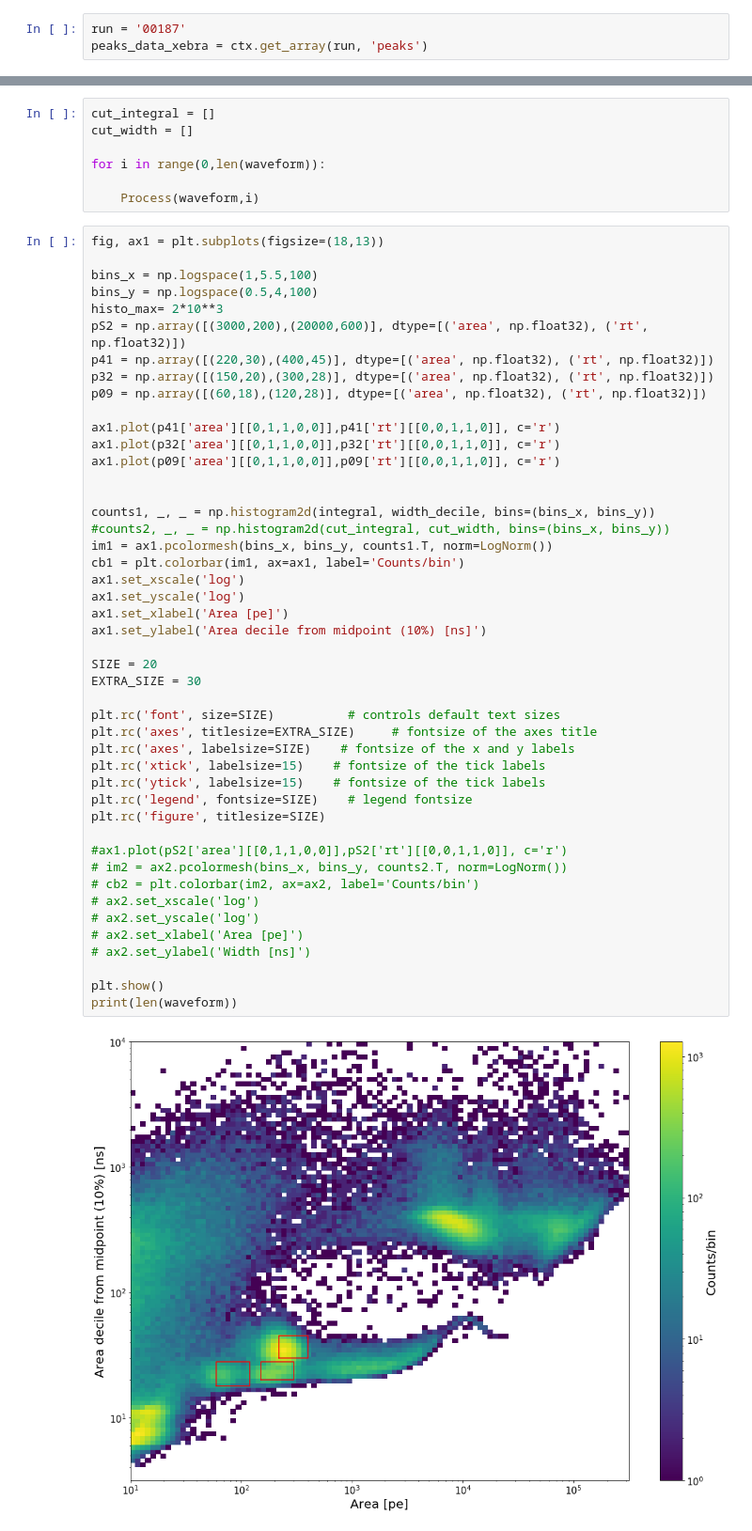
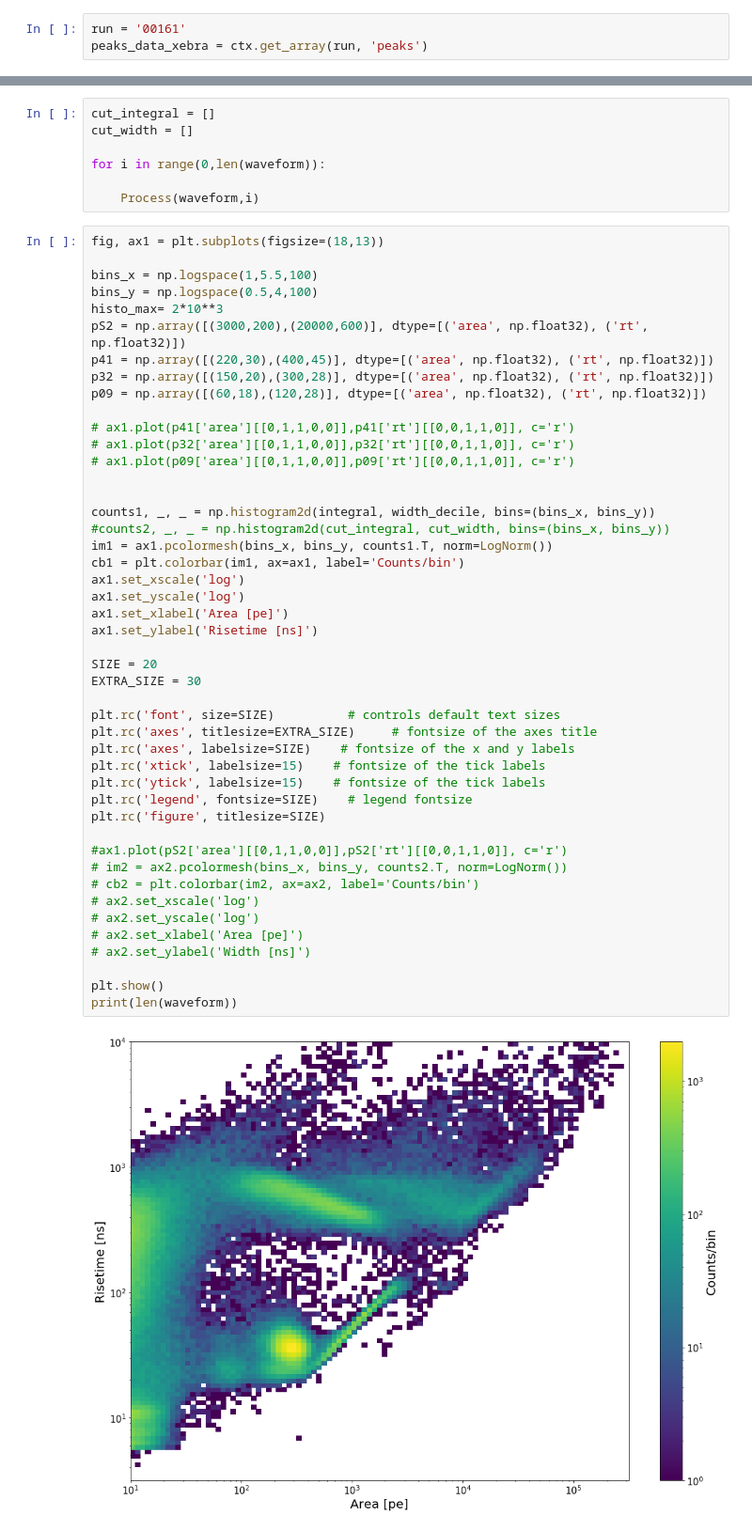
Before and after one commit to AG-Schumann/xebra_scripts, a Jupyter notebook: strax_analysis/First_look.ipynb, the cells around one changed output, grey strips where cells are left out. Shown at 94% size. Drawn from its saved outputs; the diff is of its cells as text.

```diff
--- a/strax_analysis/First_look.ipynb
+++ b/strax_analysis/First_look.ipynb
@@ -10,7 +10,7 @@ import straxbra
 # %%
 ctx = straxbra.XebraContext()
 # %%
-run = '00187'
+run = '00161'
 peaks_data_xebra = ctx.get_array(run, 'peaks')
 # %%
 # run_raw = '00051'
@@ -72,40 +72,40 @@ p41 = np.array([(220,30),(400,45)], dtype=[('area', np.float32), ('rt', np.float
 p32 = np.array([(150,20),(300,28)], dtype=[('area', np.float32), ('rt', np.float32)])
 p09 = np.array([(60,18),(120,28)], dtype=[('area', np.float32), ('rt', np.float32)])
 
-ax1.plot(p41['area'][[0,1,1,0,0]],p41['rt'][[0,0,1,1,0]], c='r')
-ax1.plot(p32['area'][[0,1,1,0,0]],p32['rt'][[0,0,1,1,0]], c='r')
-ax1.plot(p09['area'][[0,1,1,0,0]],p09['rt'][[0,0,1,1,0]], c='r')
+# ax1.plot(p41['area'][[0,1,1,0,0]],p41['rt'][[0,0,1,1,0]], c='r')
+# ax1.plot(p32['area'][[0,1,1,0,0]],p32['rt'][[0,0,1,1,0]], c='r')
+# ax1.plot(p09['area'][[0,1,1,0,0]],p09['rt'][[0,0,1,1,0]], c='r')
 
 
 counts1, _, _ = np.histogram2d(integral, width_decile, bins=(bins_x, bins_y))
 #counts2, _, _ = np.histogram2d(cut_integral, cut_width, bins=(bins_x, bins_y))
 im1 = ax1.pcolormesh(bins_x, bins_y, counts1.T, norm=LogNorm())
 cb1 = plt.colorbar(im1, ax=ax1, label='Counts/bin')
 ax1.set_xscale('log')
 ax1.set_yscale('log')
 ax1.set_xlabel('Area [pe]')
-ax1.set_ylabel('Area decile from midpoint (10%) [ns]')
+ax1.set_ylabel('Risetime [ns]')
 
 SIZE = 20
 EXTRA_SIZE = 30
 
 plt.rc('font', size=SIZE)          # controls default text sizes
 plt.rc('axes', titlesize=EXTRA_SIZE)     # fontsize of the axes title
 plt.rc('axes', labelsize=SIZE)    # fontsize of the x and y labels
 plt.rc('xtick', labelsize=15)    # fontsize of the tick labels
 plt.rc('ytick', labelsize=15)    # fontsize of the tick labels
 plt.rc('legend', fontsize=SIZE)    # legend fontsize
 plt.rc('figure', titlesize=SIZE)
 
 #ax1.plot(pS2['area'][[0,1,1,0,0]],pS2['rt'][[0,0,1,1,0]], c='r')
 # im2 = ax2.pcolormesh(bins_x, bins_y, counts2.T, norm=LogNorm())
 # cb2 = plt.colorbar(im2, ax=ax2, label='Counts/bin')
 # ax2.set_xscale('log')
 # ax2.set_yscale('log')
 # ax2.set_xlabel('Area [pe]')
 # ax2.set_ylabel('Width [ns]')
 
 plt.show()
 print(len(waveform))
 # %% [output]
-[figure, old version]
+[figure, new version]
```
Also changed, not shown: parts of 1 cell of this notebook, 7 other files.
